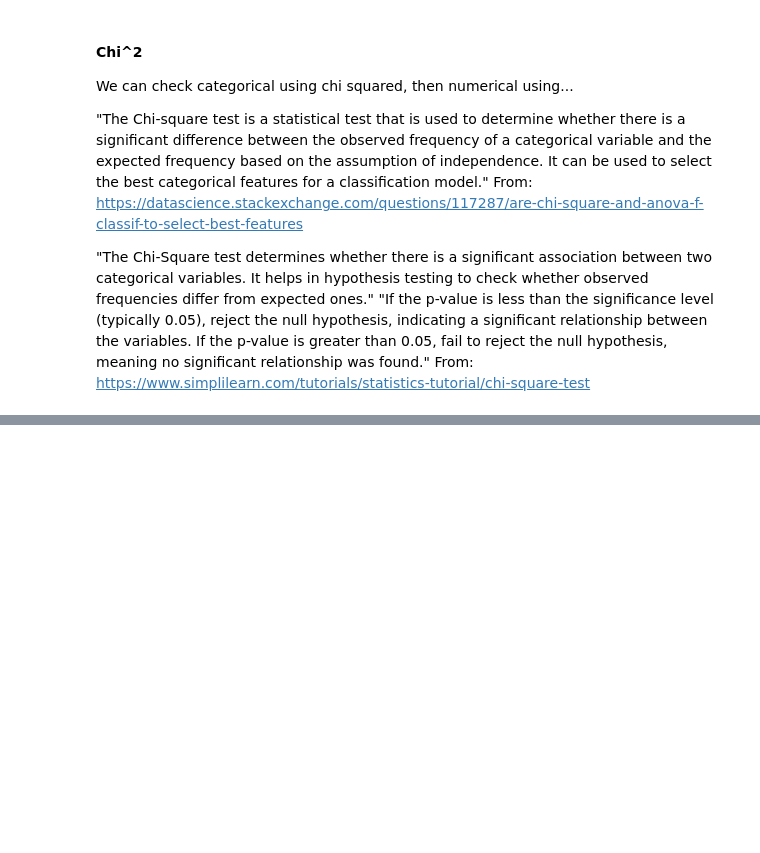
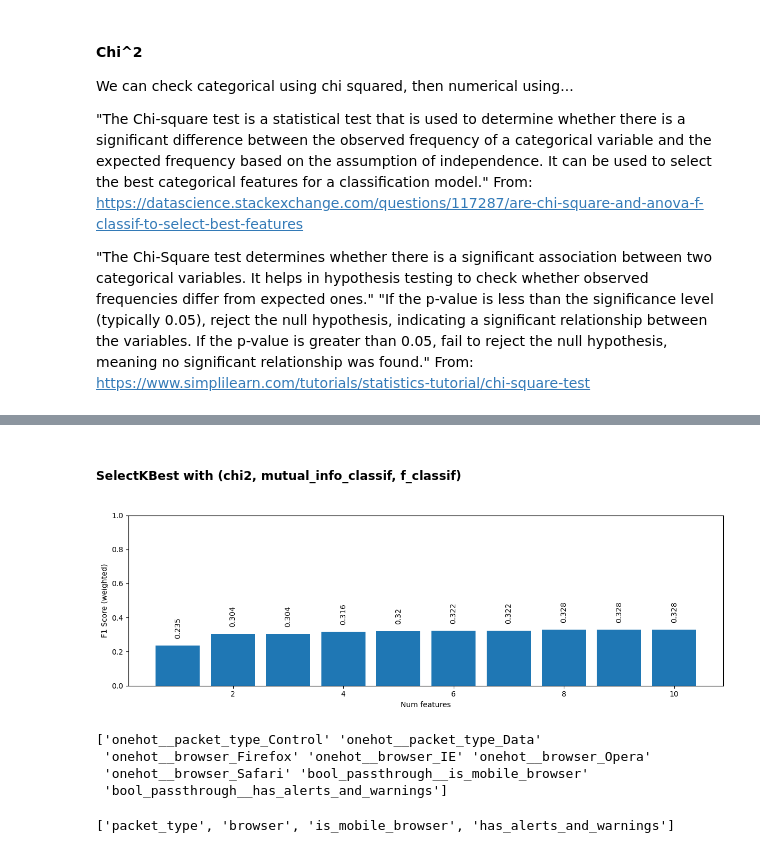
Before and after one commit to dominicbraam/cyberattack-model, a Jupyter notebook: notebooks/Data Exploration.ipynb, the cells around one changed output, grey strips where cells are left out. Cells and saved outputs as stored; diff of their text form; code cells hidden in the pictures; blank space fills up the shorter version.

```diff
--- a/notebooks/Data Exploration.ipynb
+++ b/notebooks/Data Exploration.ipynb
@@ -1120,0 +1229,59 @@ print(classification_report(y_test, y_pred))
+# %%
+def graph_feature_selection_supervised(f1_score_list, feature_count):
+    fig, ax = plt.subplots(figsize=(12,4))
+
+    x = np.arange(1, feature_count+1)
+    y = f1_score_list
+
+    ax.bar(x, y)
+    ax.set_xlabel('Num features')
+    ax.set_ylabel('F1 Score (weighted)')
+    ax.set_ylim(0, 1.0)
+    # ax.set_xticks(np.arange(1, fh.feature_count+1))
+    # ax.set_xticklabels(np.arange(1, fh.feature_count+1))
+
+    for i,v in enumerate(y):
+        plt.text(x=i+1, y=v+0.05, s=str(v), ha='center', rotation='vertical')
+
+    plt.tight_layout()
+# %% [markdown]
+##### SelectKBest with (chi2, mutual_info_classif, f_classif)
+# %%
+from sklearn.feature_selection import SelectKBest, chi2
+
+f1_score_list_kbest = []
+X_train_1, X_test_1, y_train_1, y_test_1 = X_train, X_test, y_train, y_test
+
+# options for this dataset: chi2, mutual_info_classif, f_classif
+score_func = chi2
+feature_count = 1 # only to get it started
+k = 1
+while(k <= feature_count):
+    pl_kbest = PipelineTargetTransformerWrapper(
+        make_pipeline(fh.preprocessor, SelectKBest(score_func, k=k), rfc)
+    )
+    pl_kbest.fit(X_train_1, y_train_1)
+    pl_kbest_pred = pl_kbest.predict(X_test_1)
+    pl_kbest_f1_score = round(f1_score(y_test_1, pl_kbest_pred, average='weighted'), 3)
+    f1_score_list_kbest.append(pl_kbest_f1_score)
+
+    feature_count = len(pl_kbest.pipeline[0].get_feature_names_out())
+    k += 1
+
+graph_feature_selection_supervised(f1_score_list_kbest, feature_count)
+# %% [output]
+[figure, added]
+# %%
+pl_kbest = make_pipeline(fh.preprocessor, SelectKBest(score_func, k=8))
+pl_kbest.fit(X_train_1, y_train_1)
+
+selected_feature_mask = pl_kbest[1].get_support()
+selected_features = pl_kbest[0].get_feature_names_out()[selected_feature_mask]
+print(selected_features)
+fh.group_transformed_features(selected_features)
+# %% [output]
+['onehot__packet_type_Control' 'onehot__packet_type_Data'
+ 'onehot__browser_Firefox' 'onehot__browser_IE' 'onehot__browser_Opera'
+ 'onehot__browser_Safari' 'bool_passthrough__is_mobile_browser'
+ 'bool_passthrough__has_alerts_and_warnings']
+['packet_type', 'browser', 'is_mobile_browser', 'has_alerts_and_warnings']
```
Also changed, not shown: parts of 32 cells of this notebook, 4 other files.
